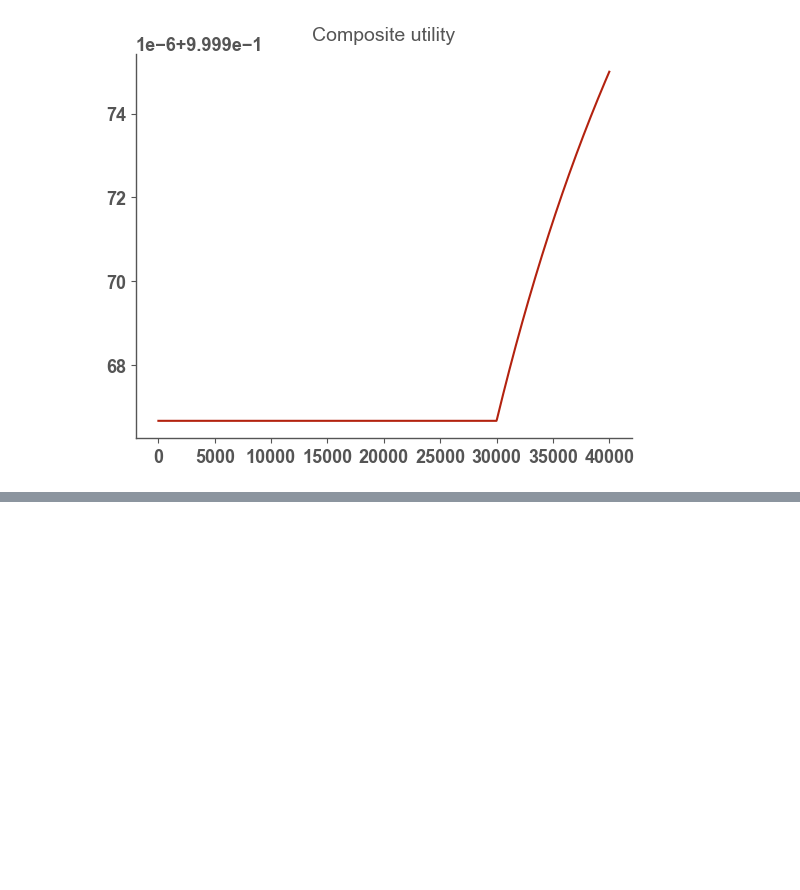
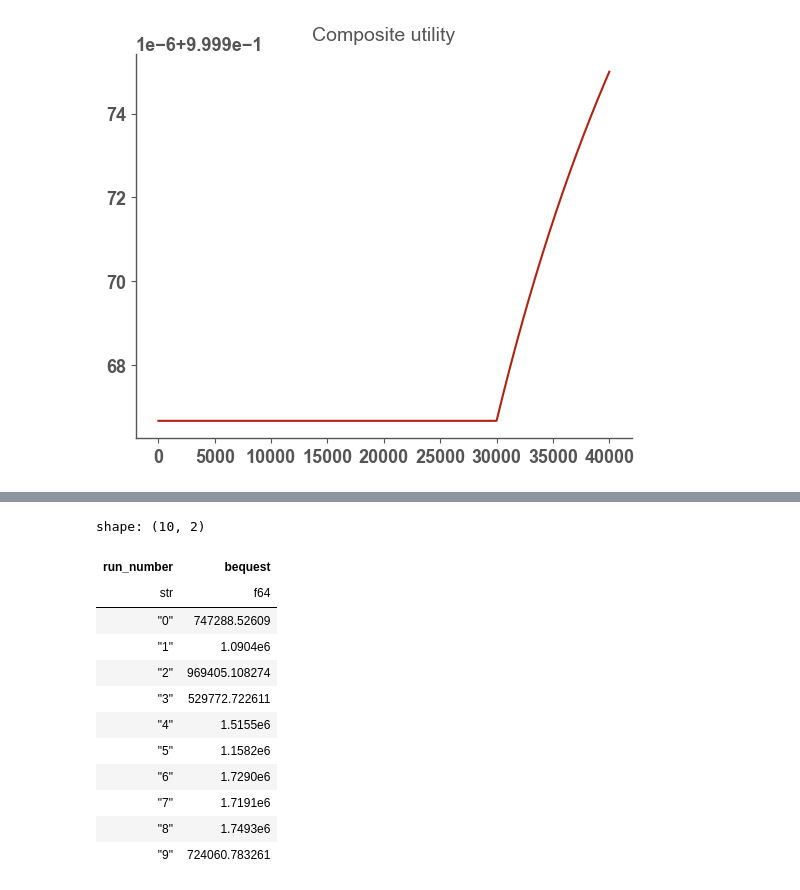
Before and after one commit to jaryaman/financial-decisions, a Jupyter notebook: notebooks/6-monte-carlo.ipynb, the cells around one changed output, grey strips where cells are left out. Saved outputs shown, nothing was run; the diff lists cells and outputs as text; code cells hidden in the pictures; blank space fills up the shorter version.

```diff
--- a/notebooks/6-monte-carlo.ipynb
+++ b/notebooks/6-monte-carlo.ipynb
@@ -68,0 +76,16 @@ ax.set_ylabel("Annual consumption ($)");
+# %%
+sims.sort("age").group_by("run_number").agg(col("bequest").last()).sort("run_number")
+# %% [output]
+shape: (10, 2)
+| run_number | bequest |
+| str | f64 |
+| "0" | 747288.52609 |
+| "1" | 1.0904e6 |
+| "2" | 969405.108274 |
+| "3" | 529772.722611 |
+| "4" | 1.5155e6 |
+| "5" | 1.1582e6 |
+| "6" | 1.7290e6 |
+| "7" | 1.7191e6 |
+| "8" | 1.7493e6 |
+| "9" | 724060.783261 |
```
Also changed, not shown: parts of 6 cells of this notebook, 4 other files.
